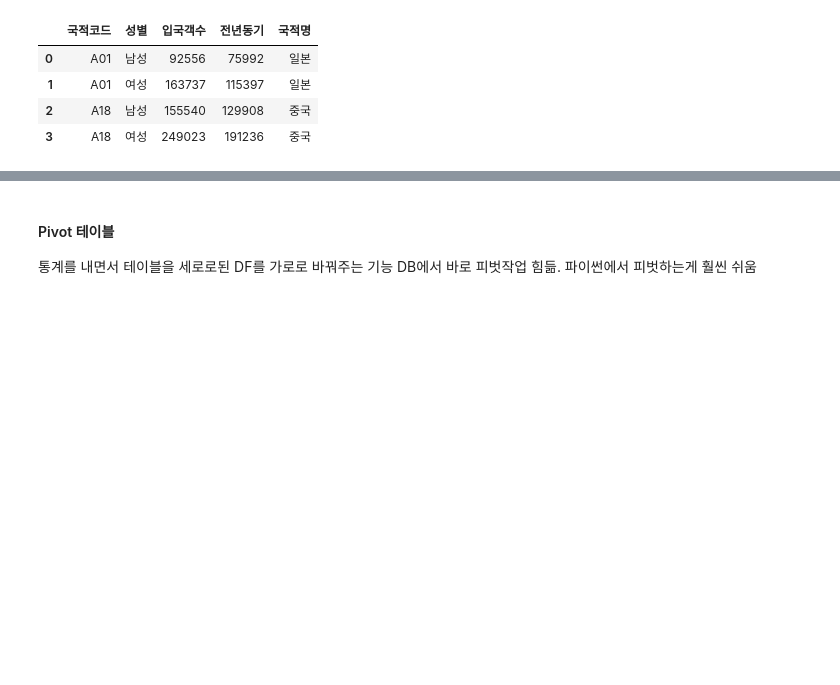
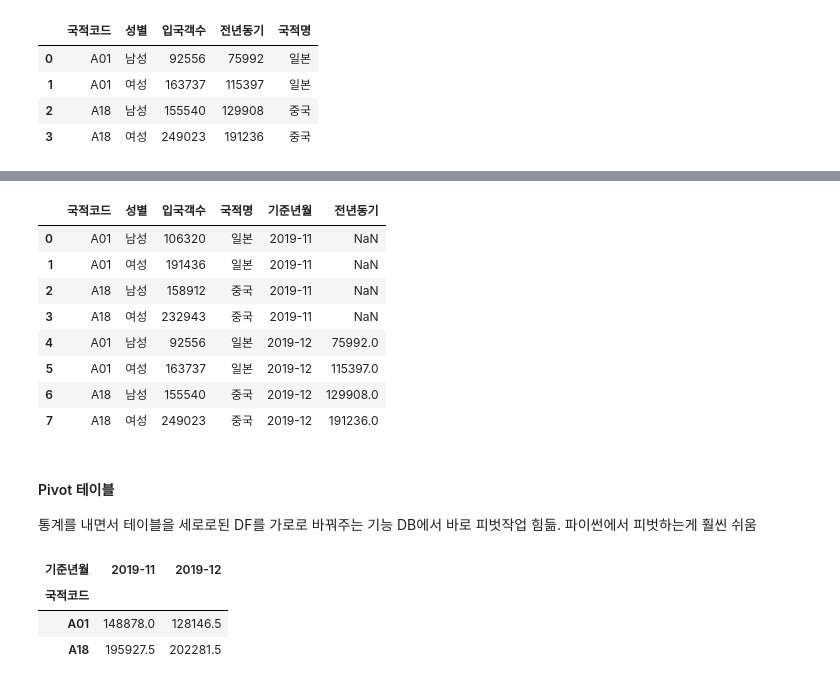
Before and after one commit to simwh123/bigdata-analysis-2024, a Jupyter notebook: day02/da03_pandas_basic.ipynb, the cells around one changed output, grey strips where cells are left out. Drawn from its saved outputs; the diff is of its cells as text; code cells hidden in the pictures; blank space fills up the shorter version.

```diff
--- a/day02/da03_pandas_basic.ipynb
+++ b/day02/da03_pandas_basic.ipynb
@@ -121,4 +123,6 @@ df_all
 df_all.to_excel('./data/df_all.xlsx', index=False)
 # %%
 ## 기준년월 확인
+df_total['기준년월']= '2019-11'
+df_total
 # %% [output]
@@ -125,0 +134,3 @@ TypeError: 'Index' object is not callable
+# %%
+df_total2['기준년월'] = '2019-12'
+df_total2
@@ -126,3 +143,16 @@ TypeError: 'Index' object is not callable
+# %%
+df_all = pd.concat([df_total,df_total2],ignore_index= True)
+df_all
+# %% [output]
+|  | 국적코드 | 성별 | 입국객수 | 국적명 | 기준년월 | 전년동기 |
+| 0 | A01 | 남성 | 106320 | 일본 | 2019-11 | NaN |
+| 1 | A01 | 여성 | 191436 | 일본 | 2019-11 | NaN |
+| 2 | A18 | 남성 | 158912 | 중국 | 2019-11 | NaN |
+| 3 | A18 | 여성 | 232943 | 중국 | 2019-11 | NaN |
+| 4 | A01 | 남성 | 92556 | 일본 | 2019-12 | 75992.0 |
+| 5 | A01 | 여성 | 163737 | 일본 | 2019-12 | 115397.0 |
+| 6 | A18 | 남성 | 155540 | 중국 | 2019-12 | 129908.0 |
+| 7 | A18 | 여성 | 249023 | 중국 | 2019-12 | 191236.0 |
 # %% [markdown]
 #### Pivot 테이블
 통계를 내면서 테이블을 세로로된 DF를 가로로 바꿔주는 기능
@@ -130,3 +160,8 @@ DB에서 바로 피벗작업 힘듦. 파이썬에서 피벗하는게 훨씬 쉬
 # %%
 ## aggfunc => sum(총합), mean(평균), min, maxm median(중앙값), count(개수), nunique(중복제거개수)
 df_all.pivot_table(values='입국객수', index='국적코드', columns='기준년월', aggfunc='mean')
+# %% [output]
+| 기준년월 | 2019-11 | 2019-12 |
+| 국적코드 |  |  |
+| A01 | 148878.0 | 128146.5 |
+| A18 | 195927.5 | 202281.5 |
```
Also changed, not shown: parts of 5 cells of this notebook, 2 other files.
